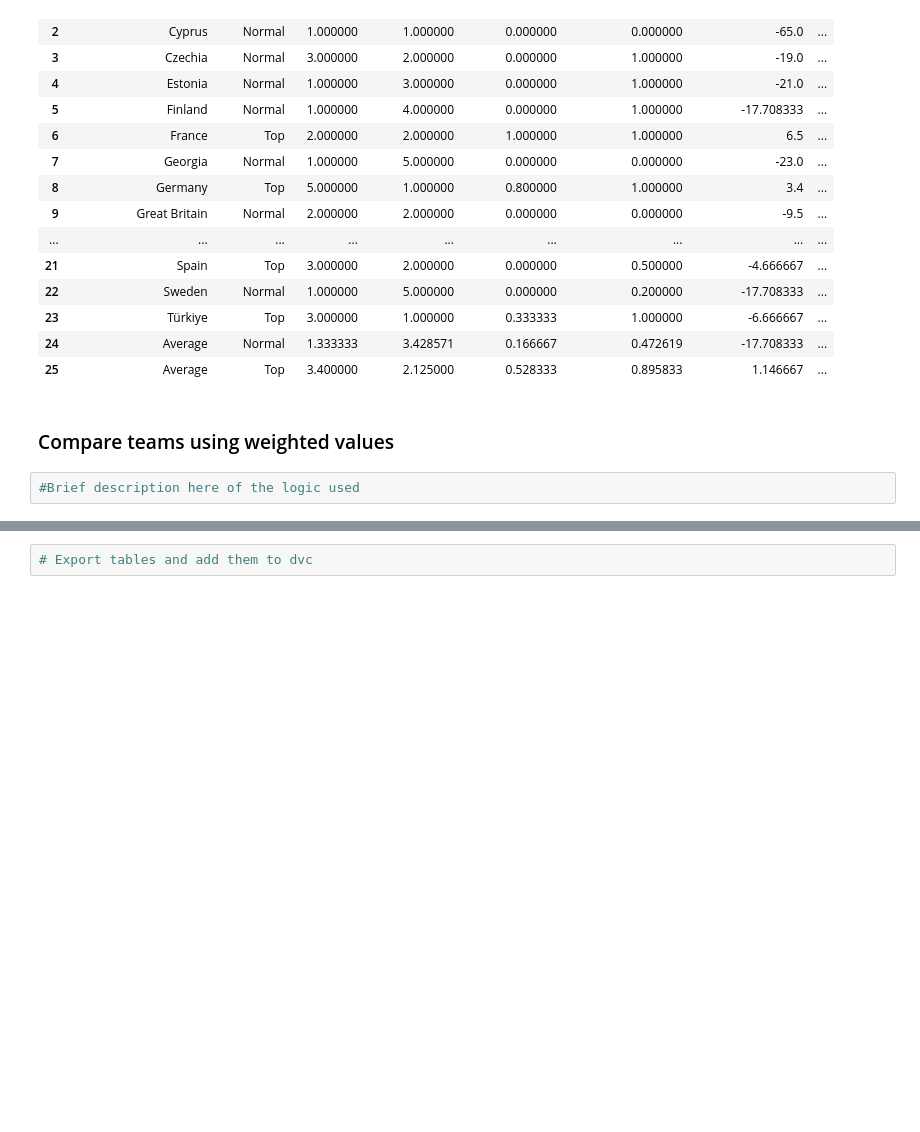
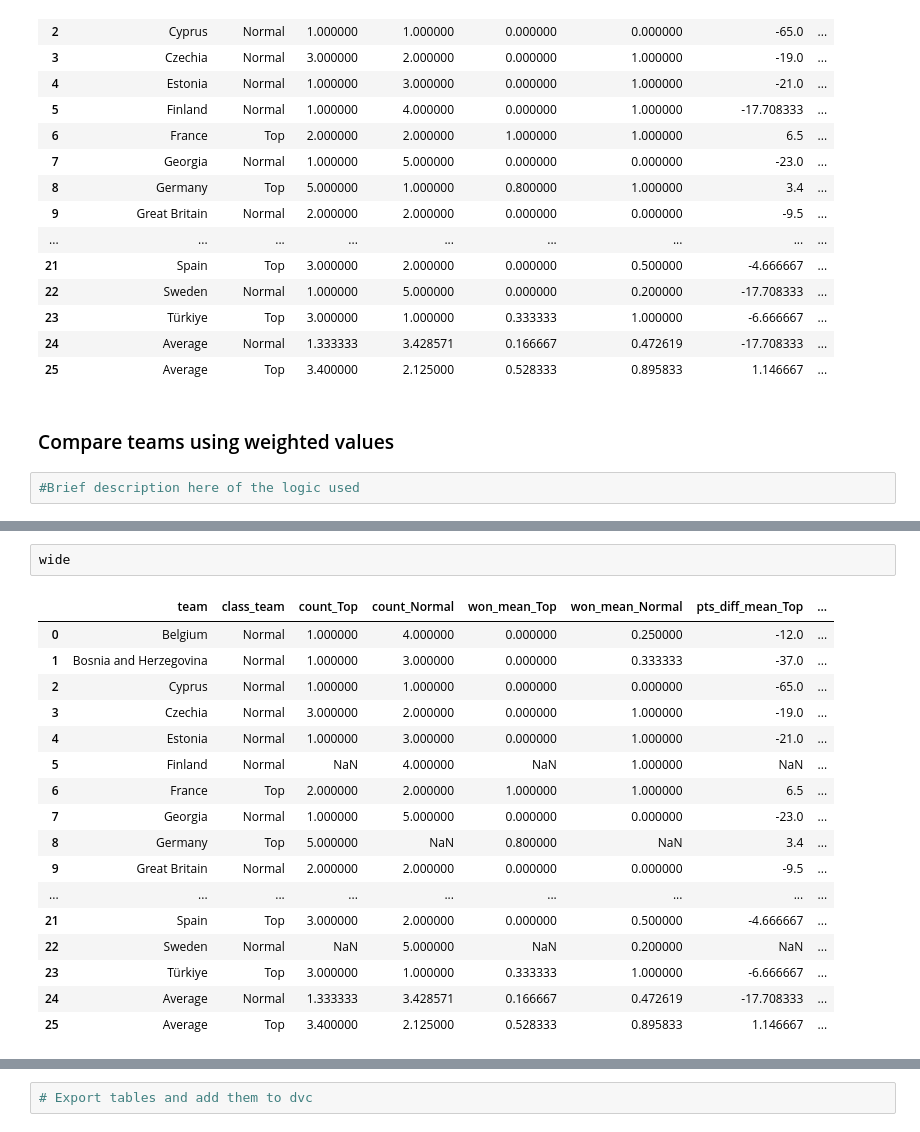
Before and after one commit to CarlosIvan9/eurobasket_predictor, a Jupyter notebook: base_script.ipynb, the cells around one changed output, grey strips where cells are left out. Cells and saved outputs as stored; diff of their text form; blank space fills up the shorter version.

```diff
--- a/base_script.ipynb
+++ b/base_script.ipynb
@@ -428,0 +486,20 @@ get_comparable_stats('Portugal', 'Iceland')
+# %%
+wide
+# %% [output]
+|  | team | class_team | count_Top | count_Normal | won_mean_Top | won_mean_Normal | pts_diff_mean_Top | ... |
+| 0 | Belgium | Normal | 1.000000 | 4.000000 | 0.000000 | 0.250000 | -12.0 | ... |
+| 1 | Bosnia and Herzegovina | Normal | 1.000000 | 3.000000 | 0.000000 | 0.333333 | -37.0 | ... |
+| 2 | Cyprus | Normal | 1.000000 | 1.000000 | 0.000000 | 0.000000 | -65.0 | ... |
+| 3 | Czechia | Normal | 3.000000 | 2.000000 | 0.000000 | 1.000000 | -19.0 | ... |
+| 4 | Estonia | Normal | 1.000000 | 3.000000 | 0.000000 | 1.000000 | -21.0 | ... |
+| 5 | Finland | Normal | NaN | 4.000000 | NaN | 1.000000 | NaN | ... |
+| 6 | France | Top | 2.000000 | 2.000000 | 1.000000 | 1.000000 | 6.5 | ... |
+| 7 | Georgia | Normal | 1.000000 | 5.000000 | 0.000000 | 0.000000 | -23.0 | ... |
+| 8 | Germany | Top | 5.000000 | NaN | 0.800000 | NaN | 3.4 | ... |
+| 9 | Great Britain | Normal | 2.000000 | 2.000000 | 0.000000 | 0.000000 | -9.5 | ... |
+| ... | ... | ... | ... | ... | ... | ... | ... | ... |
+| 21 | Spain | Top | 3.000000 | 2.000000 | 0.000000 | 0.500000 | -4.666667 | ... |
+| 22 | Sweden | Normal | NaN | 5.000000 | NaN | 0.200000 | NaN | ... |
+| 23 | Türkiye | Top | 3.000000 | 1.000000 | 0.333333 | 1.000000 | -6.666667 | ... |
+| 24 | Average | Normal | 1.333333 | 3.428571 | 0.166667 | 0.472619 | -17.708333 | ... |
+| 25 | Average | Top | 3.400000 | 2.125000 | 0.528333 | 0.895833 | 1.146667 | ... |
```
Also changed, not shown: parts of 36 cells of this notebook.
